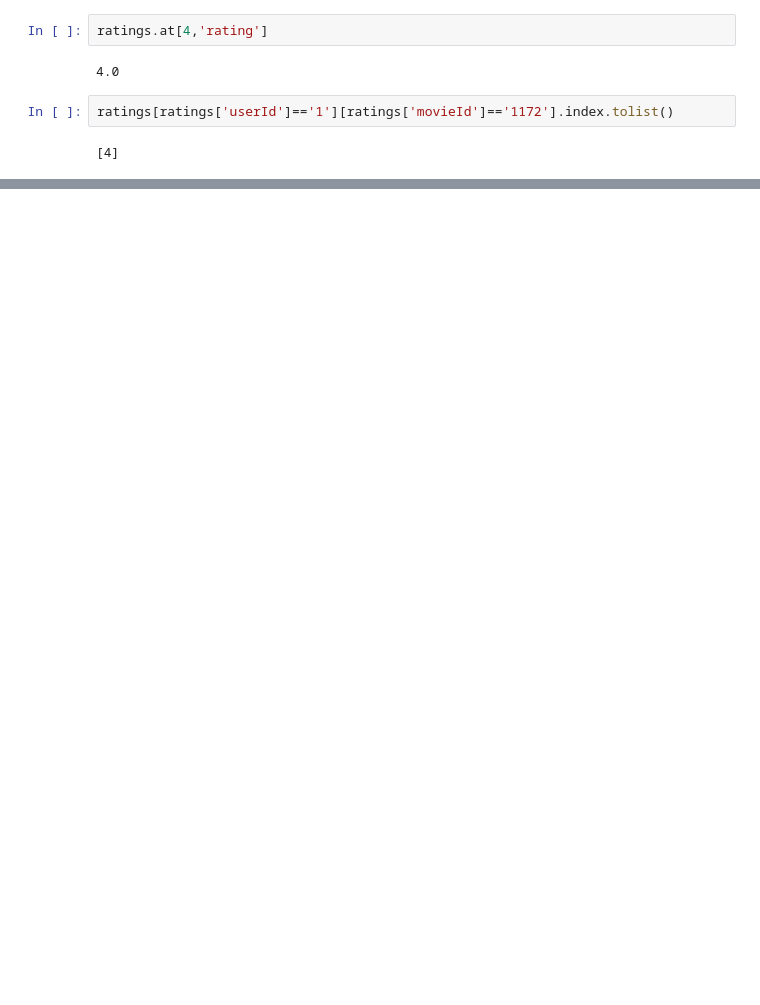
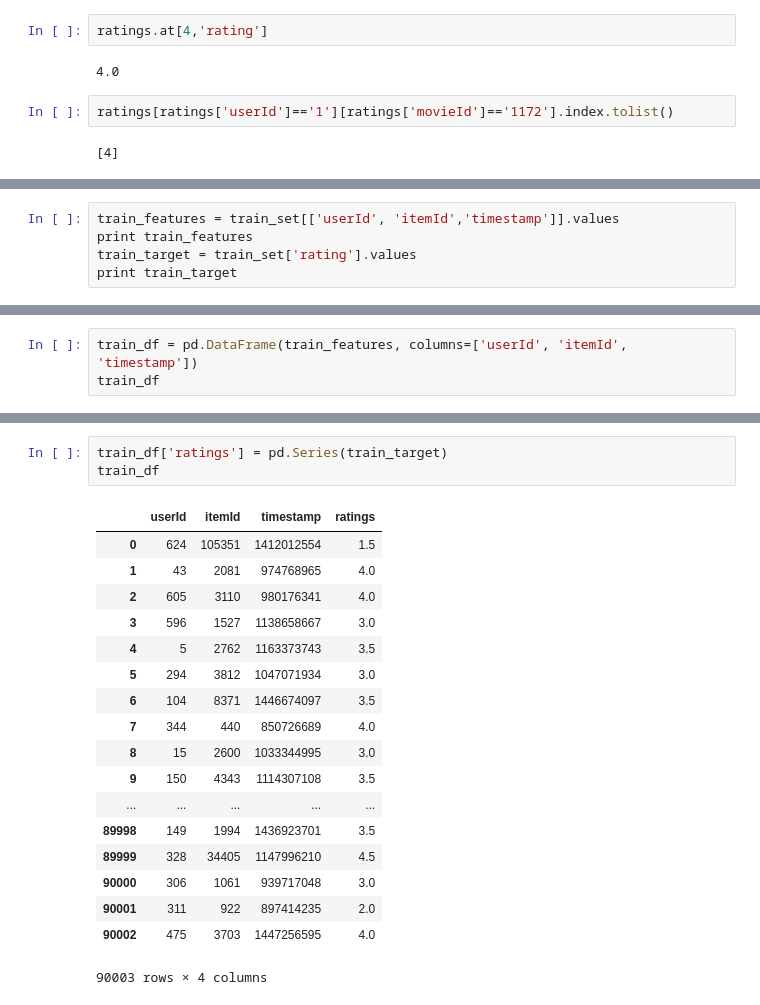
Before and after one commit to jerry-shijieli/RecommenderSystemPython, a Jupyter notebook: data/ml-latest-small/data_preprocessing.ipynb, the cells around one changed output, grey strips where cells are left out. Drawn from its saved outputs; the diff is of its cells as text; blank space fills up the shorter version.

```diff
--- a/data/ml-latest-small/data_preprocessing.ipynb
+++ b/data/ml-latest-small/data_preprocessing.ipynb
@@ -63,0 +111,5 @@ ratings.to_csv(savefile, index=False)
+# %%
+train_features = train_set[['userId', 'itemId','timestamp']].values
+print train_features
+train_target = train_set['rating'].values
+print train_target
@@ -63,0 +125,3 @@ ratings.to_csv(savefile, index=False)
+# %%
+train_df = pd.DataFrame(train_features, columns=['userId', 'itemId', 'timestamp'])
+train_df
@@ -63,0 +147,22 @@ ratings.to_csv(savefile, index=False)
+# %%
+train_df['ratings'] = pd.Series(train_target)
+train_df
+# %% [output]
+|  | userId | itemId | timestamp | ratings |
+| 0 | 624 | 105351 | 1412012554 | 1.5 |
+| 1 | 43 | 2081 | 974768965 | 4.0 |
+| 2 | 605 | 3110 | 980176341 | 4.0 |
+| 3 | 596 | 1527 | 1138658667 | 3.0 |
+| 4 | 5 | 2762 | 1163373743 | 3.5 |
+| 5 | 294 | 3812 | 1047071934 | 3.0 |
+| 6 | 104 | 8371 | 1446674097 | 3.5 |
+| 7 | 344 | 440 | 850726689 | 4.0 |
+| 8 | 15 | 2600 | 1033344995 | 3.0 |
+| 9 | 150 | 4343 | 1114307108 | 3.5 |
+| ... | ... | ... | ... | ... |
+| 89998 | 149 | 1994 | 1436923701 | 3.5 |
+| 89999 | 328 | 34405 | 1147996210 | 4.5 |
+| 90000 | 306 | 1061 | 939717048 | 3.0 |
+| 90001 | 311 | 922 | 897414235 | 2.0 |
+| 90002 | 475 | 3703 | 1447256595 | 4.0 |
+90003 rows × 4 columns
```
Also changed, not shown: parts of 13 cells of this notebook, 10 other files.
